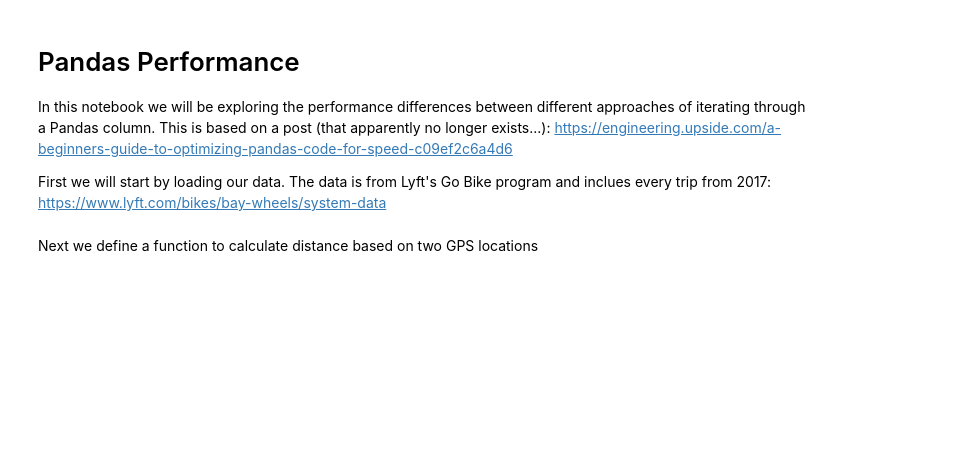
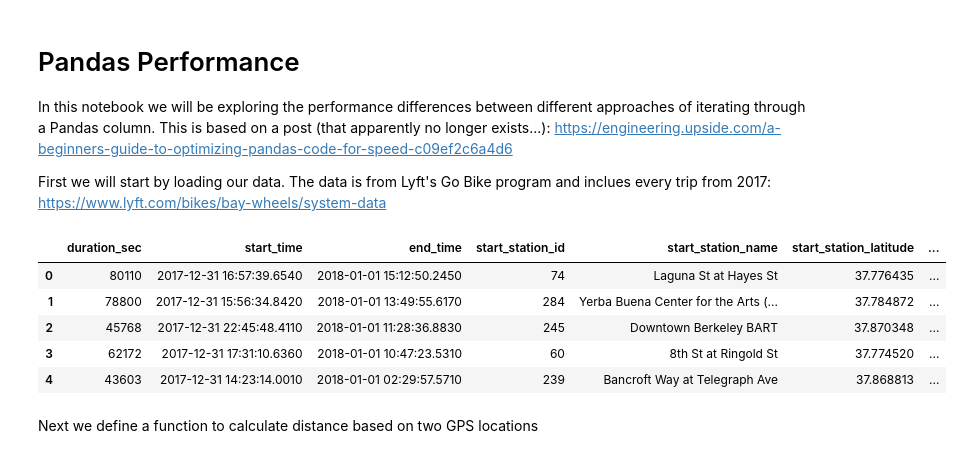
Before and after one commit to anthonyHigareda/matPlotLibandPandas, a Jupyter notebook: Assignment5_PandasPerformance.ipynb, the cells around one changed output. Saved outputs shown, nothing was run; the diff lists cells and outputs as text; code cells hidden in the pictures; blank space fills up the shorter version.

```diff
--- a/Assignment5_PandasPerformance.ipynb
+++ b/Assignment5_PandasPerformance.ipynb
@@ -7,11 +7,18 @@ First we will start by loading our data.  The data is from Lyft's Go Bike progra
 # %%
 import pandas as pd
 
 #change this to local path if not running on ROSIE
-df = pd.read_csv('/data/cs2300/examples/2017-fordgobike-tripdata.csv',
+df = pd.read_csv('2017-fordgobike-tripdata.csv',
                  dtype={"start_station_latitude":float, "start_station_longitude":float,
                        "end_station_latitude":float, "end_station_longitude":float})
 df.head()
+# %% [output]
+|  | duration_sec | start_time | end_time | start_station_id | start_station_name | start_station_latitude | ... |
+| 0 | 80110 | 2017-12-31 16:57:39.6540 | 2018-01-01 15:12:50.2450 | 74 | Laguna St at Hayes St | 37.776435 | ... |
+| 1 | 78800 | 2017-12-31 15:56:34.8420 | 2018-01-01 13:49:55.6170 | 284 | Yerba Buena Center for the Arts (... | 37.784872 | ... |
+| 2 | 45768 | 2017-12-31 22:45:48.4110 | 2018-01-01 11:28:36.8830 | 245 | Downtown Berkeley BART | 37.870348 | ... |
+| 3 | 62172 | 2017-12-31 17:31:10.6360 | 2018-01-01 10:47:23.5310 | 60 | 8th St at Ringold St | 37.774520 | ... |
+| 4 | 43603 | 2017-12-31 14:23:14.0010 | 2018-01-01 02:29:57.5710 | 239 | Bancroft Way at Telegraph Ave | 37.868813 | ... |
 # %% [markdown]
 Next we define a function to calculate distance based on two GPS locations
 # %%
```
Also changed, not shown: parts of 7 cells of this notebook, 1 other file.
